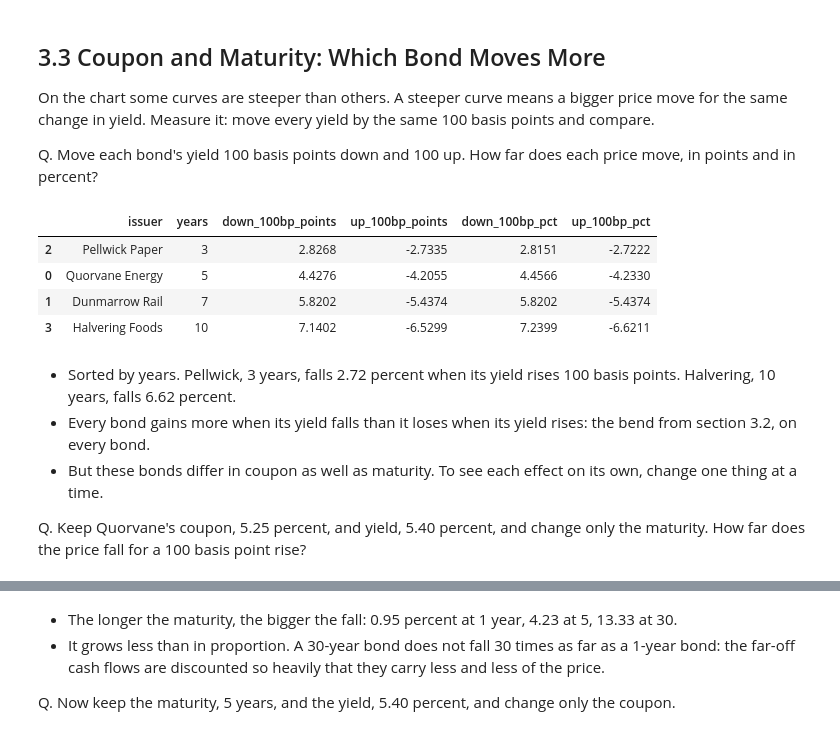
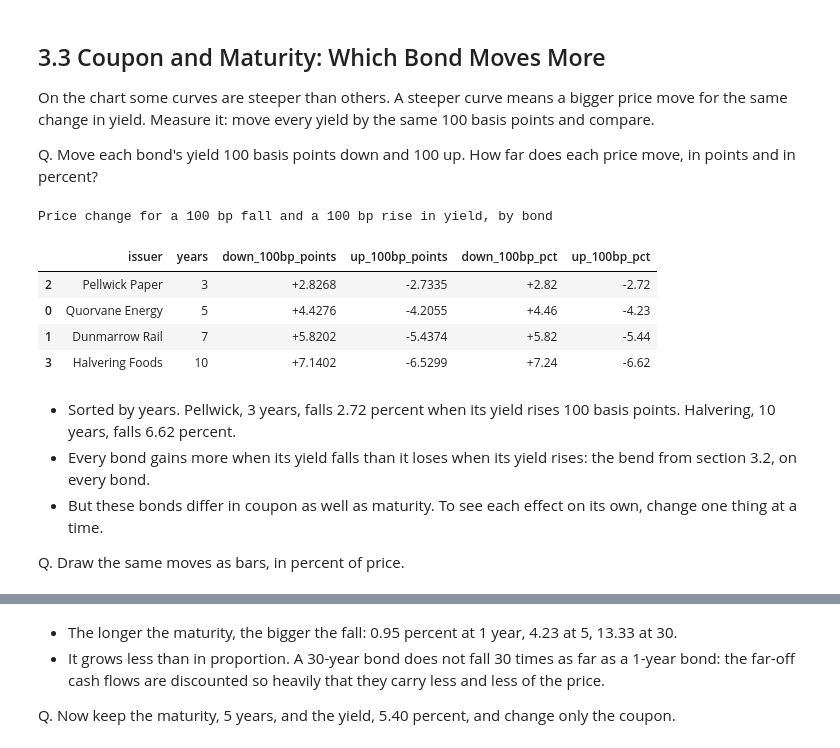
Before and after one commit to lenamonj/python-fixed-income, a Jupyter notebook: course2_bond_math/week1/day3/03_the_price_yield_relationship.ipynb, the cells around one changed output, grey strips where cells are left out. Cells and saved outputs as stored; diff of their text form; code cells hidden in the pictures.

```diff
--- a/course2_bond_math/week1/day3/03_the_price_yield_relationship.ipynb
+++ b/course2_bond_math/week1/day3/03_the_price_yield_relationship.ipynb
@@ -500,22 +555,25 @@ grid.round(4)
 Q. Draw the price-yield curve of all four bonds, for yields from 1 to 12 percent.
 # %%
 import numpy as np
-import matplotlib.pyplot as plt
 
-# 111 yields from 1 to 12 percent, 0.1 apart
+# np.linspace(1, 12, 111) makes 111 evenly spaced yields from 1 to 12 percent, 0.1 apart
 yield_axis = np.linspace(1, 12, 111)
 
-fig, ax = plt.subplots(figsize=(8, 4.5))
+fig, ax = plt.subplots()
 for bond in bonds.itertuples():
     # the bond's price at every yield on the axis
     curve = [bondmath.price_from_yield(bond.coupon_pct, y, bond.years) for y in yield_axis]
-    ax.plot(yield_axis, curve, label=f"{bond.issuer}, {bond.years} years")
-    # a black dot where the bond is today: its own yield and price
-    ax.plot(bond.yield_pct, bond.price, marker="o", color="black")
+    line, = ax.plot(yield_axis, curve, label=f"{bond.issuer}, {bond.years} years")
+    # a dot in the line's colour where the bond is today: its own yield and price
+    ax.scatter([bond.yield_pct], [bond.price], color=line.get_color(), edgecolor="black", zorder=3)
 
-# par, as a dotted line
-ax.axhline(100, color="grey", linestyle=":", label="Par (100)")
-ax.set_title("Price against yield: four bonds settling 30 September 2026")
+# par, as a dashed line
+ax.axhline(100, color="#555555", linestyle="--", label="Par (100)")
+# name the point the next paragraphs refer to
+quorvane_row = bonds.iloc[0]
+ax.annotate(f"Quorvane today: {quorvane_row['price']:.2f} at {quorvane_row['yield_pct']:g}", (quorvane_row["yield_pct"], quorvane_row["price"]),
+            textcoords="offset points", xytext=(14, 14), arrowprops={"arrowstyle": "->", "color": "#555555"})
+ax.set_title("Price against yield, four bonds")
 ax.set_xlabel("Yield (percent, compounded twice a year)")
 ax.set_ylabel("Price (per 100 of face)")
 ax.legend()
@@ -538,30 +597,36 @@ Q. Move each bond's yield 100 basis points down and 100 up. How far does each pr
 # %%
 rows = []
 for bond in bonds.itertuples():
     # 100 basis points is 1 percentage point of yield
     down = bondmath.price_from_yield(bond.coupon_pct, bond.yield_pct - 1, bond.years)
     up = bondmath.price_from_yield(bond.coupon_pct, bond.yield_pct + 1, bond.years)
     rows.append({
         "issuer": bond.issuer,
         "years": bond.years,
         "down_100bp_points": down - bond.price,
         "up_100bp_points": up - bond.price,
         # percent of today's price
         "down_100bp_pct": (down - bond.price) / bond.price * 100,
         "up_100bp_pct": (up - bond.price) / bond.price * 100,
     })
 
-moves = pd.DataFrame(rows).sort_values("years")
-moves.round(4)
+# sort_values puts the shortest bond first
+moves_table = pd.DataFrame(rows).sort_values("years")
+
+(moves_table.style
+    .format({"down_100bp_points": "{:+.4f}", "up_100bp_points": "{:+.4f}", "down_100bp_pct": "{:+.2f}", "up_100bp_pct": "{:+.2f}"})
+    .background_gradient(subset=["up_100bp_pct"], cmap="Greens_r")
+    .set_caption("Price change for a 100 bp fall and a 100 bp rise in yield, by bond"))
 # %% [output]
+Price change for a 100 bp fall and a 100 bp rise in yield, by bond
 |  | issuer | years | down_100bp_points | up_100bp_points | down_100bp_pct | up_100bp_pct |
-| 2 | Pellwick Paper | 3 | 2.8268 | -2.7335 | 2.8151 | -2.7222 |
-| 0 | Quorvane Energy | 5 | 4.4276 | -4.2055 | 4.4566 | -4.2330 |
-| 1 | Dunmarrow Rail | 7 | 5.8202 | -5.4374 | 5.8202 | -5.4374 |
-| 3 | Halvering Foods | 10 | 7.1402 | -6.5299 | 7.2399 | -6.6211 |
+| 2 | Pellwick Paper | 3 | +2.8268 | -2.7335 | +2.82 | -2.72 |
+| 0 | Quorvane Energy | 5 | +4.4276 | -4.2055 | +4.46 | -4.23 |
+| 1 | Dunmarrow Rail | 7 | +5.8202 | -5.4374 | +5.82 | -5.44 |
+| 3 | Halvering Foods | 10 | +7.1402 | -6.5299 | +7.24 | -6.62 |
 # %% [markdown]
 * Sorted by years. Pellwick, 3 years, falls 2.72 percent when its yield rises 100 basis points. Halvering, 10 years, falls 6.62 percent.
 * Every bond gains more when its yield falls than it loses when its yield rises: the bend from section 3.2, on every bond.
 * But these bonds differ in coupon as well as maturity. To see each effect on its own, change one thing at a time.
 
-Q. Keep Quorvane's coupon, 5.25 percent, and yield, 5.40 percent, and change only the maturity. How far does the price fall for a 100 basis point rise?
+Q. Draw the same moves as bars, in percent of price.
```
Also changed, not shown: parts of 33 cells of this notebook, 2 other files.
